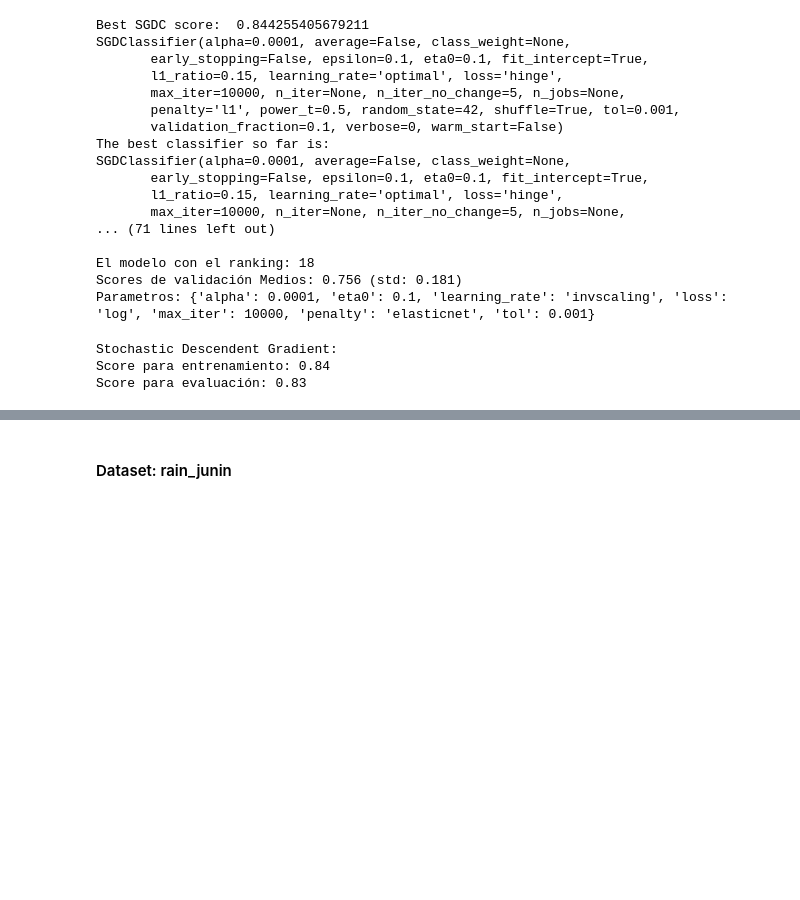
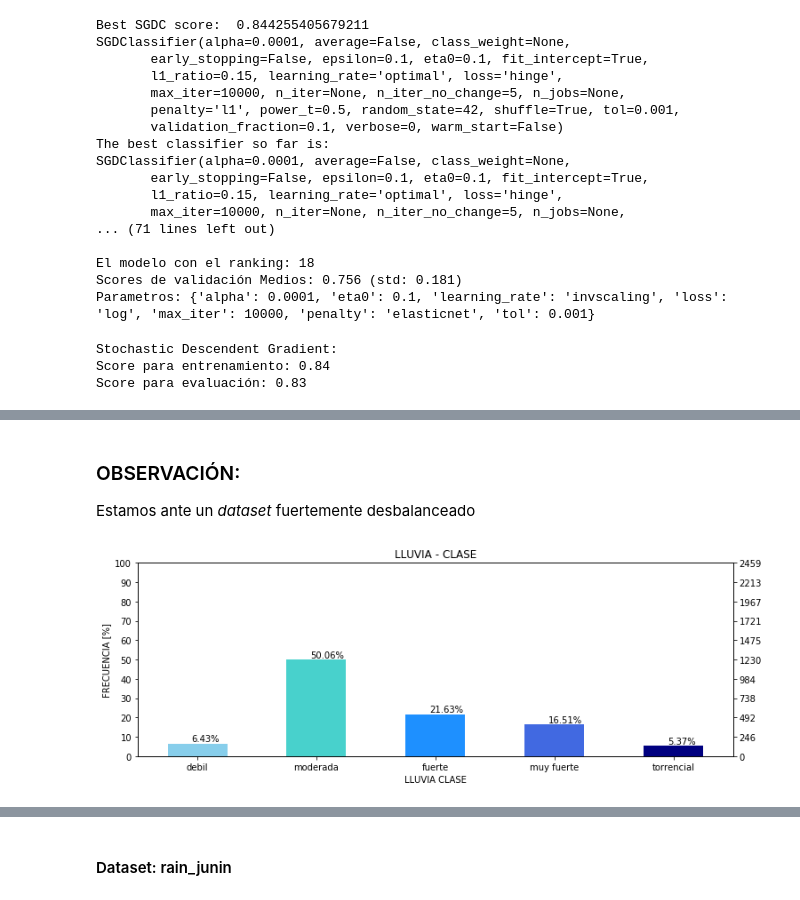
Before and after one commit to jmvd07/cuandoLlueve, a Jupyter notebook: Introducción al aprendizaje supervisado/Cuando Llueve.ipynb, the cells around one changed output, grey strips where cells are left out. Cells and saved outputs as stored; diff of their text form; code cells hidden in the pictures; blank space fills up the shorter version.

```diff
--- a/Introducción al aprendizaje supervisado/Cuando Llueve.ipynb
+++ b/Introducción al aprendizaje supervisado/Cuando Llueve.ipynb
@@ -294,0 +415,21 @@ Score para evaluación: 0.83
+# %% [markdown]
+### OBSERVACIÓN:
+Estamos ante un *dataset* fuertemente desbalanceado
+# %%
+plt.figure(figsize=(12,4))
+plt.title('LLUVIA - CLASE')
+plt.xlabel('LLUVIA CLASE')
+plt.ylabel('FRECUENCIA [%]')
+
+lluvia_si = rain_nuevo[rain_nuevo.lluvia_clase!='nada']
+
+ax = (lluvia_si.lluvia_clase.value_counts()[:-1]/len(lluvia_si)*100).sort_index().plot(kind="bar", rot=0,color=mis_colores[1:])
+ax.set_yticks(np.arange(0, 110, 10))
+
+ax2 = ax.twinx()
+ax2.set_yticks(np.arange(0, 110, 10)*len(lluvia_si)/100)
+
+for p in ax.patches:
+    ax.annotate('{:.2f}%'.format(p.get_height()), (p.get_x()+0.20, p.get_height()+1))
+# %% [output]
+[figure, added]
```
Also changed, not shown: parts of 36 cells of this notebook, 1 other file.
